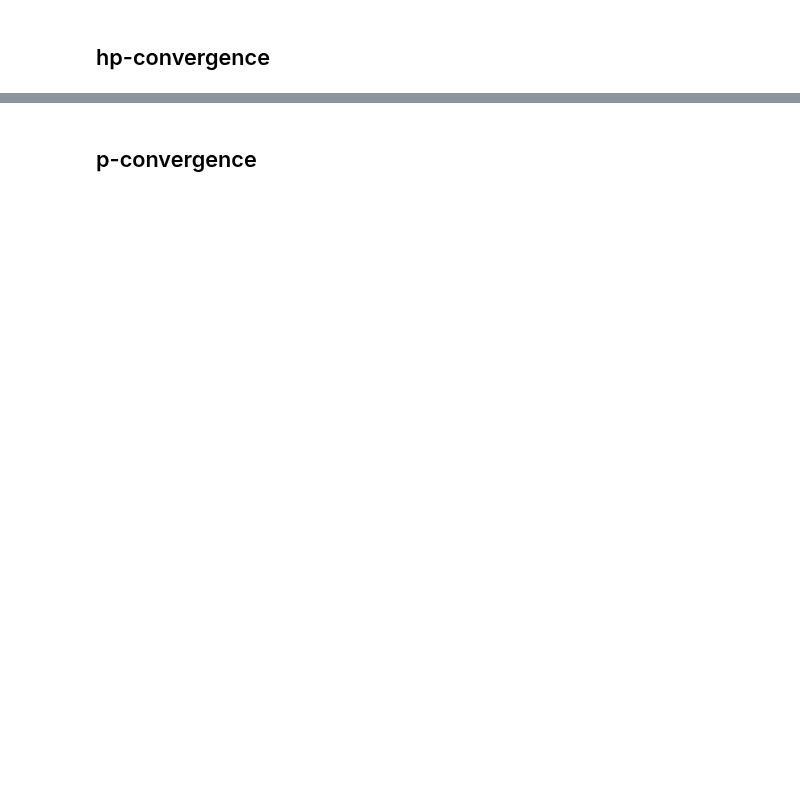
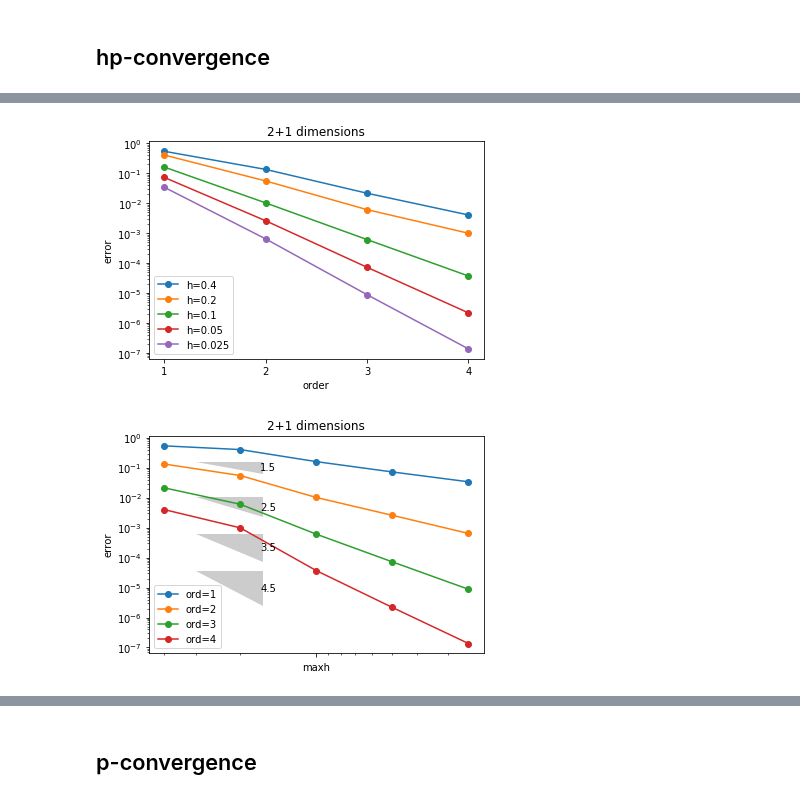
Before and after one commit to PaulSt/NGSTrefftz, a Jupyter notebook: python_test/notebooks/evolvetent.ipynb, the cells around one changed output, grey strips where cells are left out. Saved outputs shown, nothing was run; the diff lists cells and outputs as text; code cells hidden in the pictures; blank space fills up the shorter version.

```diff
--- a/python_test/notebooks/evolvetent.ipynb
+++ b/python_test/notebooks/evolvetent.ipynb
@@ -54,16 +75,17 @@ t_end = 1
 
 def hpplot(error,xrange,maxh,title=""):
     squashtitle = title.replace(" ", "")
+    markers = ["o","X","D","*","P"]
     #fig, (left, right) = plt.subplots(ncols=2, figsize=(10, 5))
     fig = plt.figure()
     #plt.subplot(1, 2, 1)
     ax = fig.gca()
     for i,h in enumerate(maxh):
-        plt.semilogy(xrange , error[i], '-o', label="h="+str(h))
+        plt.semilogy([o-1 for o in xrange] , error[i], '-o', label="h="+str(h))
     ax.xaxis.set_major_locator(MaxNLocator(integer=True))
     plt.title(title)
     plt.legend()
-    plt.ylabel("L2-error")
+    plt.ylabel("error")
     plt.xlabel("order")
     #plt.savefig("results/pvtv3_"+label[yaxis]+label[xaxis]+".png")
     #plt.show()
@@ -71,18 +93,18 @@ def hpplot(error,xrange,maxh,title=""):
     #plt.show()
     #plt.draw()
     #fig1.savefig('results/convsp_'+squashtitle+"order"+'.png', format='png', dpi=400)
-    plt.savefig('results/convsp_'+squashtitle+"order"+'.eps', format='eps', dpi=1000)
+    plt.savefig('../results/convsp_'+squashtitle+"order"+'.eps', format='eps', dpi=1000)
 
     fig = plt.figure()
     #plt.subplot(1, 2, 2)
     ax = fig.gca()
     for i,h in enumerate(list(xrange)):
         if (squashtitle=="1+1dimensions" and i%2) or squashtitle=="2+1dimensions":
-            plt.loglog( maxh, [er[i] for er in error], '-o', label="ord="+str(h))
-            annotation.slope_marker((0.3,error[2][i]), h+0.5,invert=True, ax=ax,size_frac=0.2)
+            plt.loglog( maxh, [er[i] for er in error], '-o', label="ord="+str(h-1))
+            annotation.slope_marker((0.3,error[2][i]), h+0.5-1,invert=True, ax=ax,size_frac=0.2)
         if(squashtitle=="3+1dimensions"):
-            plt.loglog( maxh, [er[i] for er in error], '-o', label="ord="+str(h))
-            annotation.slope_marker((0.35,error[2][i]+error[2][i]*0.9), h+0.5,invert=True, ax=ax,size_frac=0.2)
+            plt.loglog( maxh, [er[i] for er in error], '-o', label="ord="+str(h-1))
+            annotation.slope_marker((0.35,error[2][i]+error[2][i]*0.9), h+0.5-1,invert=True, ax=ax,size_frac=0.2)
             #plt.setp(ax.get_xticklabels(), rotation=30, horizontalalignment='right')
     for label in ax.xaxis.get_ticklabels()[::2]:
         label.set_visible(False)
@@ -90,7 +112,7 @@ def hpplot(error,xrange,maxh,title=""):
     plt.gca().invert_xaxis()
     plt.legend()
     plt.title(title)
-    plt.ylabel("L2-error")
+    plt.ylabel("error")
     plt.xlabel("maxh")
     #plt.savefig("results/pvtv3_"+label[yaxis]+label[xaxis]+".png")
     #plt.show()
@@ -98,7 +120,7 @@ def hpplot(error,xrange,maxh,title=""):
     #plt.show()
     #plt.draw()
     #fig2.savefig('results/convsp_'+squashtitle+"maxh"+'.png', format='png', dpi=400)
-    plt.savefig('results/convsp_'+squashtitle+"maxh"+'.eps', format='eps', dpi=1000)
+    plt.savefig('../results/convsp_'+squashtitle+"maxh"+'.eps', format='eps', dpi=1000)
 
 def hploop(meshes,maxh,maxorder,c):
     error = [None] * len(meshes)
@@ -125,5 +150,10 @@ maxh = [h for h in [0.4,0.2,0.1,0.05,0.025]]
 meshes = [Mesh(unit_square.GenerateMesh(maxh=h)) for h in maxh]
 error2 = hploop(meshes,maxh,maxorder,c)
 # %%
+maxorder = 6
+maxh = [h for h in [0.4,0.2,0.1,0.05,0.025]]
 hpplot(error2,range(2,maxorder),maxh,"2+1 dimensions")
+# %% [output]
+[figure, added]
+[figure, added]
 # %%
```
Also changed, not shown: parts of 8 cells of this notebook.
